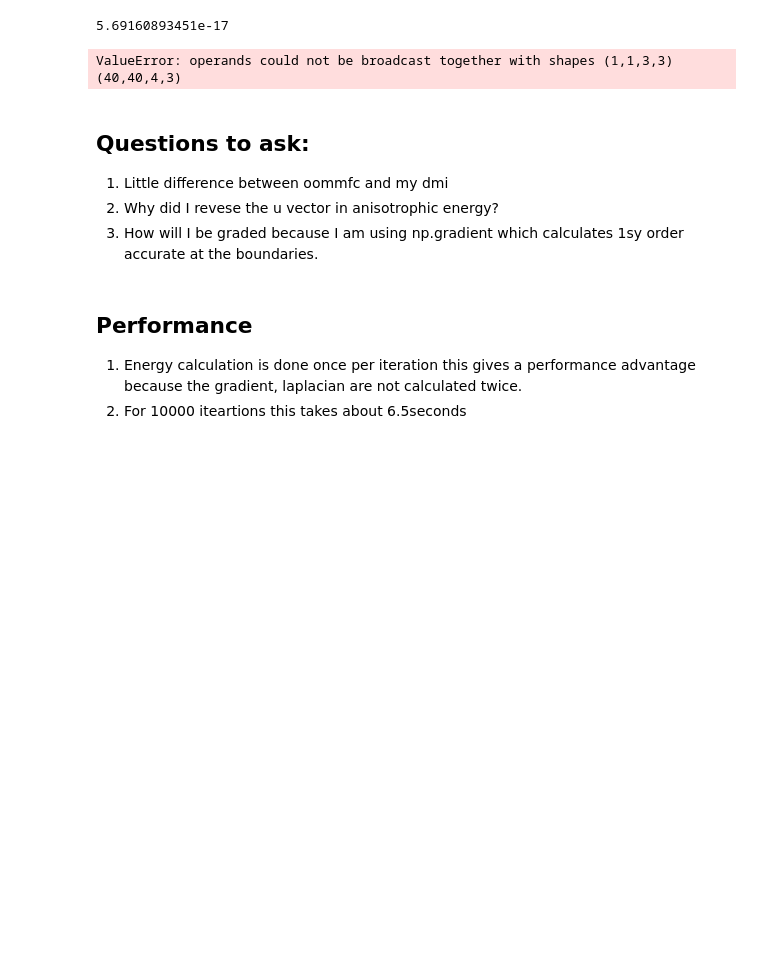
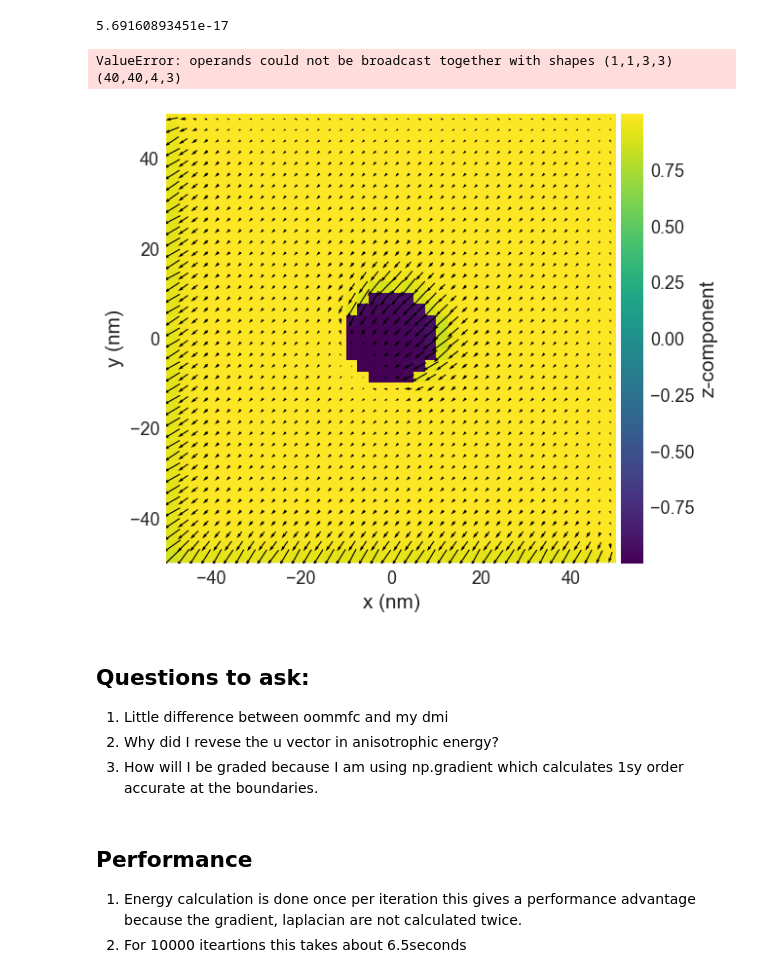
Before and after one commit to firestarx35/monte-carlo-micromagnetics, a Jupyter notebook: Notebooks/Finals/numpy_MC copy.ipynb, the cells around one changed output. Cells and saved outputs as stored; diff of their text form; code cells hidden in the pictures; blank space fills up the shorter version.

Commit message:
added numba
Packaged energies for numba and numpy separately. Created System object to simulate annealing.

```diff
--- a/Notebooks/Finals/numpy_MC copy.ipynb
+++ b/Notebooks/Finals/numpy_MC copy.ipynb
@@ -302,6 +334,13 @@ Running OOMMF (ExeOOMMFRunner)[2023/08/08 12:46]... (7.7 s)
 mc2.demagnetization_energy()
 # %% [output]
 ValueError: operands could not be broadcast together with shapes (1,1,3,3) (40,40,4,3)
+# %%
+new_grid = mc2.driver(5000000)
+# %%
+system.m.array = new_grid
+system.m.plane('z').mpl()
+# %% [output]
+[figure, added]
 # %% [markdown]
 ## Questions to ask:
 
```
Also changed, not shown: parts of 11 cells of this notebook, 10 other files.
